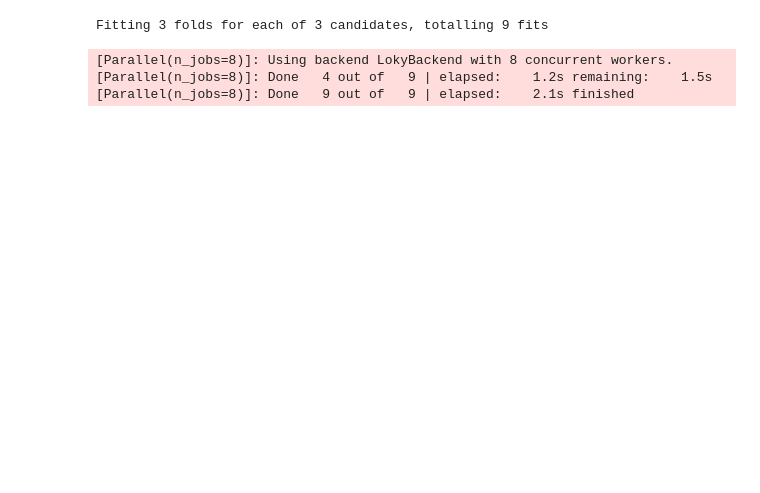
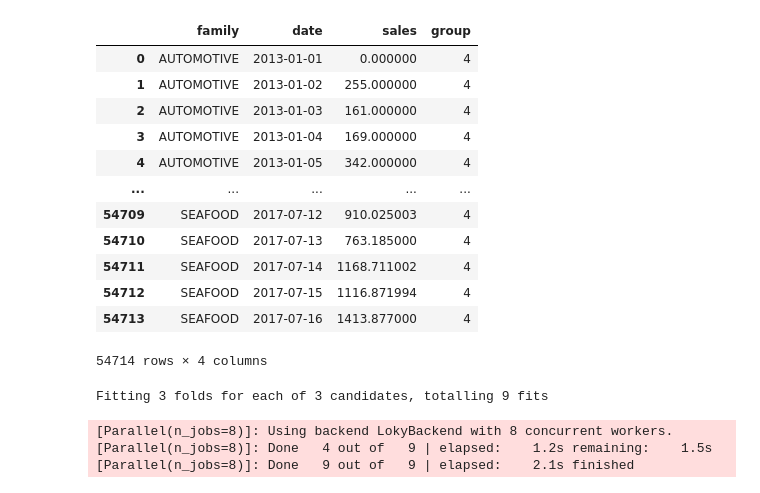
Before and after one commit to matheusfsa/time_series_kedro, a Jupyter notebook: notebooks/training.ipynb, the cells around one changed output. Drawn from its saved outputs; the diff is of its cells as text; code cells hidden in the pictures; blank space fills up the shorter version.

Commit message:
training model

```diff
--- a/notebooks/training.ipynb
+++ b/notebooks/training.ipynb
@@ -5,3 +19,19 @@ train = catalog.load("train_data")
+# %%
+train
+# %% [output]
+|  | family | date | sales | group |
+| 0 | AUTOMOTIVE | 2013-01-01 | 0.000000 | 4 |
+| 1 | AUTOMOTIVE | 2013-01-02 | 255.000000 | 4 |
+| 2 | AUTOMOTIVE | 2013-01-03 | 161.000000 | 4 |
+| 3 | AUTOMOTIVE | 2013-01-04 | 169.000000 | 4 |
+| 4 | AUTOMOTIVE | 2013-01-05 | 342.000000 | 4 |
+| ... | ... | ... | ... | ... |
+| 54709 | SEAFOOD | 2017-07-12 | 910.025003 | 4 |
+| 54710 | SEAFOOD | 2017-07-13 | 763.185000 | 4 |
+| 54711 | SEAFOOD | 2017-07-14 | 1168.711002 | 4 |
+| 54712 | SEAFOOD | 2017-07-15 | 1116.871994 | 4 |
+| 54713 | SEAFOOD | 2017-07-16 | 1413.877000 | 4 |
+54714 rows × 4 columns
 # %%
 from sklearn.model_selection import GridSearchCV
 from pmdarima.model_selection import RollingForecastCV
```
Also changed, not shown: parts of 7 cells of this notebook, 8 other files.
